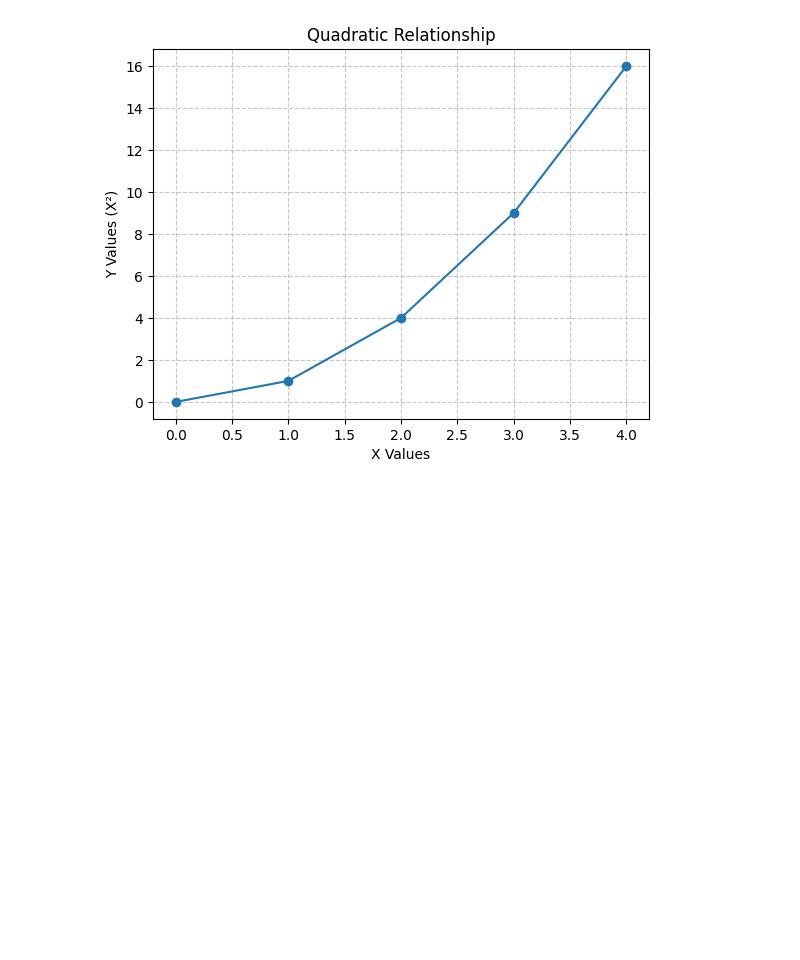
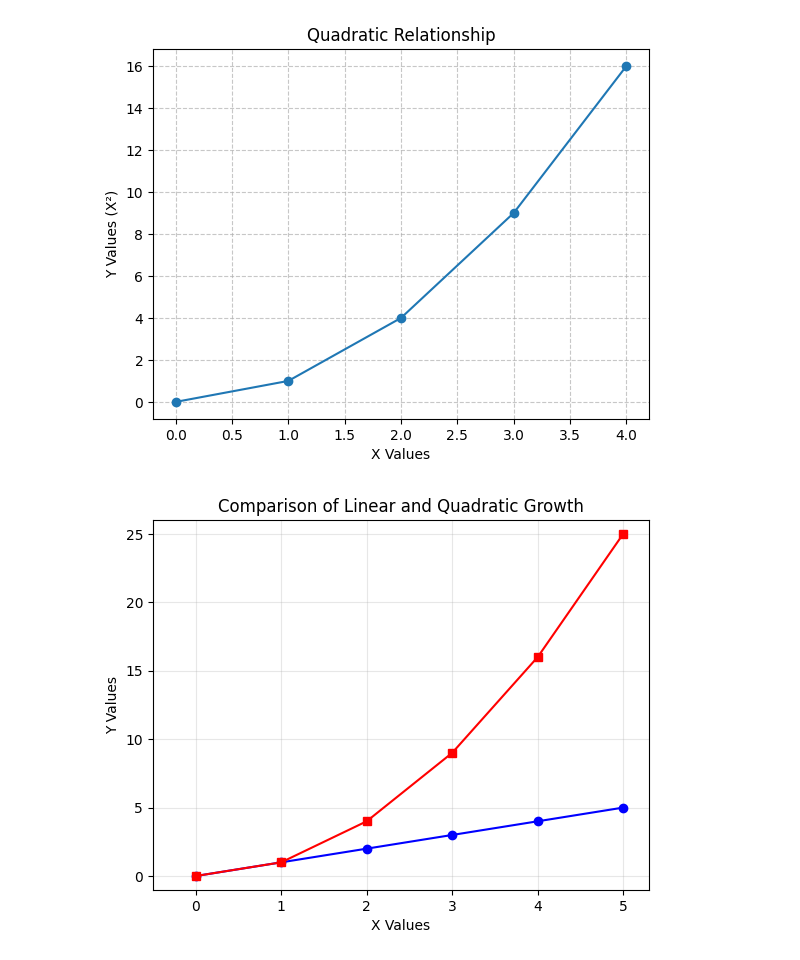
Before and after one commit to ivycollegiate-development/v2-52-plotting-with-formulas-comp_math, a Jupyter notebook: MrJones/MrJones.ipynb, the cells around one changed output. Cells and saved outputs as stored; diff of their text form; code cells hidden in the pictures; blank space fills up the shorter version.

Commit message:
Finishs Quadtratic Plot

```diff
--- a/MrJones/MrJones.ipynb
+++ b/MrJones/MrJones.ipynb
@@ -21,27 +21,25 @@ plt.show()
 # %%
 import matplotlib.pyplot as plt
 
 x_values = [0, 1, 2, 3, 4, 5]
 linear_y = [0, 1, 2, 3, 4, 5]      # y = x
 quadratic_y = [0, 1, 4, 9, 16, 25] # y = x²
 
 # Create a plot for both on the same graph
 plt.plot(x_values, linear_y, 'b-o' ,label='Linear (y = x)') # blue line with dots
 plt.plot(x_values, quadratic_y, 'r-s', label='Quadtratic (y = x^2)') # red line with squares
 
 # Labels, grid, titles
 plt.xlabel('X Values')
 plt.ylabel('Y Values')
+plt.title('Comparison of Linear and Quadratic Growth')
+plt.grid(True, alpha=0.3)
+plt.legend
 
-# Create the plot
-#plt.plot(x, y, marker='o')  # 'o' creates dots at each data point
+#Limiting the scope of what is shown
+plt.xlim(-0.5,5.3)
+plt.ylim(-1, 26)
 
-# Add labels and title
-#plt.xlabel('X Values')
-#plt.ylabel('Y Values (X²)')
-#plt.title('Quadratic Relationship')
-
-# Add grid
-#plt.grid(True, linestyle='--', alpha=0.7)  # Dashed grid lines with 70% opacity
-
-#plt.show()
+plt.show()
+# %% [output]
+[figure, added]
```
